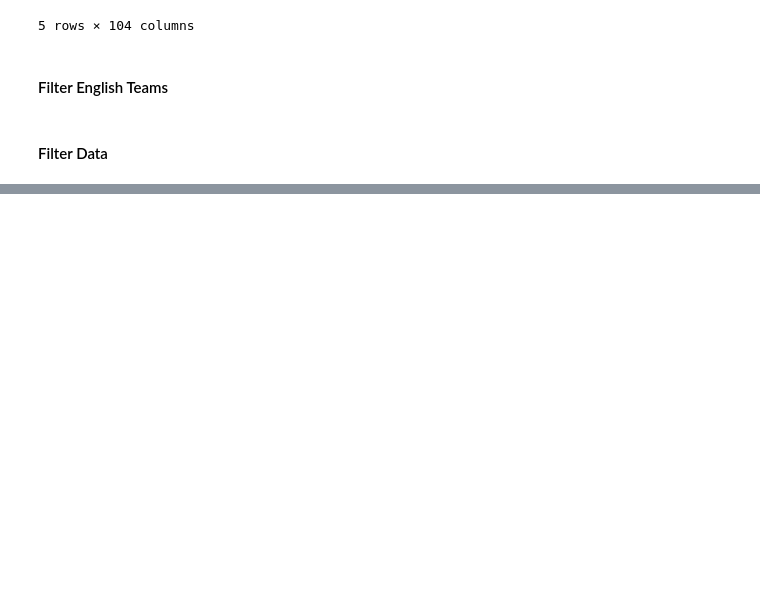
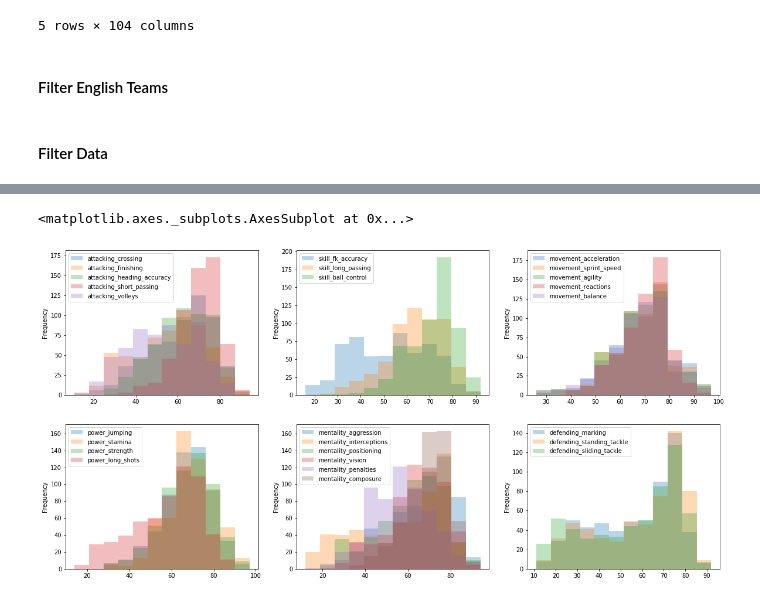
Before and after one commit to Agewerc/Regularization, a Jupyter notebook: salarySoccerPrediction.ipynb, the cells around one changed output, grey strips where cells are left out. Drawn from its saved outputs; the diff is of its cells as text; code cells hidden in the pictures; blank space fills up the shorter version.

Commit message:
Finished Histograms - Initial Random Forest

```diff
--- a/salarySoccerPrediction.ipynb
+++ b/salarySoccerPrediction.ipynb
@@ -42,4 +44,4 @@ EPL_data = EPL_data.dropna(axis='columns') # remove NA's
 EPL_data = EPL_data[EPL_data['player_positions'] != 'GK'] # remove Goalkeepers
 EPL_data = EPL_data.loc[:,~EPL_data.columns.str.contains('^goalkeeping', case=False)] # remove Goalkeepers skills
 EPL_data = EPL_data._get_numeric_data() # remove non-numerical data
-EPL_data= EPL_data.drop(columns=['new', 'value_eur', 'team_jersey_number','contract_valid_until', 'overall', 'potential'])
+EPL_data= EPL_data.drop(columns=['sofifa_id', 'new', 'value_eur', 'team_jersey_number','contract_valid_until', 'overall', 'potential'])
@@ -45,0 +66,29 @@ EPL_data= EPL_data.drop(columns=['new', 'value_eur', 'team_jersey_number','contr
+# %%
+from matplotlib.pyplot import figure
+
+fig, axes = plt.subplots(2, 3, figsize=(20, 10))
+# fig, ax = plt.subplots()
+
+EPL_data.loc[:, ['attacking_crossing', 'attacking_finishing',
+                 'attacking_heading_accuracy', 'attacking_short_passing',
+                 'attacking_volleys']].plot.hist(bins=12, alpha=0.3, ax=axes[0,0])
+
+EPL_data.loc[:, ['skill_fk_accuracy', 'skill_long_passing',
+                 'skill_ball_control']].plot.hist(bins=12, alpha=0.3, ax=axes[0,1])
+
+EPL_data.loc[:, ['movement_acceleration', 'movement_sprint_speed',
+                 'movement_agility', 'movement_reactions',
+                 'movement_balance']].plot.hist(bins=12, alpha=0.3, ax=axes[0,2])
+
+EPL_data.loc[:, ['power_jumping', 'power_stamina', 'power_strength',
+                 'power_long_shots']].plot.hist(bins=12, alpha=0.3, ax=axes[1,0])
+
+EPL_data.loc[:, ['mentality_aggression', 'mentality_interceptions',
+                 'mentality_positioning', 'mentality_vision', 'mentality_penalties',
+                 'mentality_composure']].plot.hist(bins=12, alpha=0.3, ax=axes[1,1])
+
+EPL_data.loc[:, ['defending_marking', 'defending_standing_tackle',
+                 'defending_sliding_tackle']].plot.hist(bins=12, alpha=0.3, ax=axes[1,2])
+# %% [output]
+<matplotlib.axes._subplots.AxesSubplot at 0x...>
+[figure, added]
```
Also changed, not shown: parts of 10 cells of this notebook.
